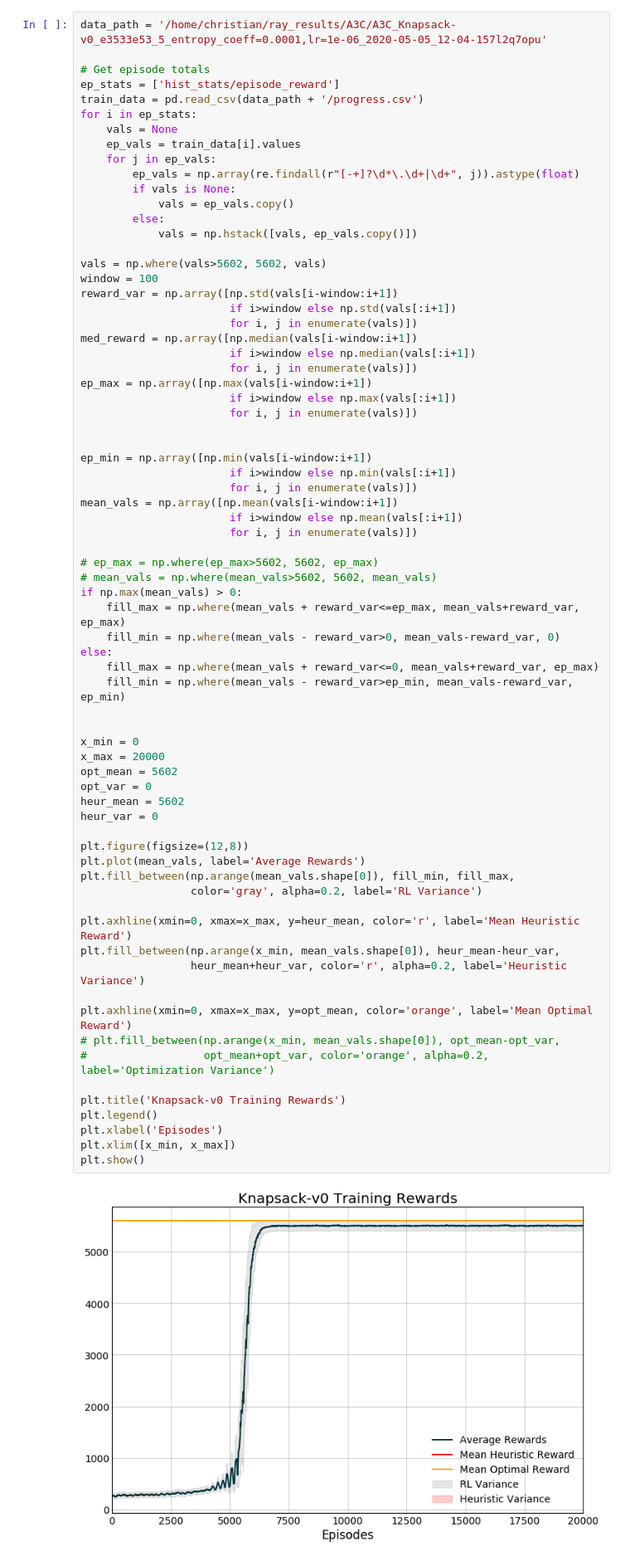
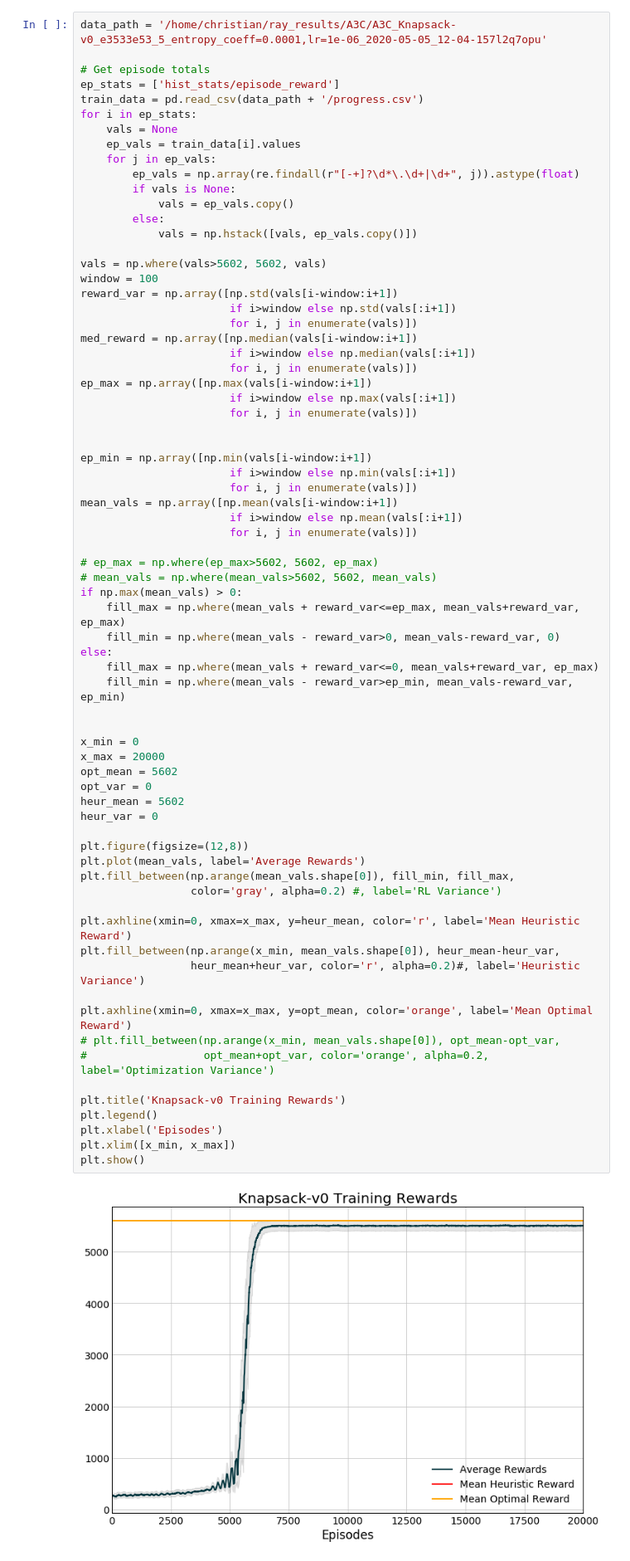
Before and after one commit to hubbs5/or-gym, a Jupyter notebook: notebooks/knapsack_plots.ipynb, the cells around one changed output. Shown: that part at 83% size. Saved outputs shown, nothing was run; the diff lists cells and outputs as text.

```diff
--- a/notebooks/knapsack_plots.ipynb
+++ b/notebooks/knapsack_plots.ipynb
@@ -52,36 +52,36 @@ if np.max(mean_vals) > 0:
     fill_min = np.where(mean_vals - reward_var>0, mean_vals-reward_var, 0)
 else:
     fill_max = np.where(mean_vals + reward_var<=0, mean_vals+reward_var, ep_max)
     fill_min = np.where(mean_vals - reward_var>ep_min, mean_vals-reward_var, ep_min)
 
 
 x_min = 0
 x_max = 20000
 opt_mean = 5602
 opt_var = 0
 heur_mean = 5602
 heur_var = 0
 
 plt.figure(figsize=(12,8))
 plt.plot(mean_vals, label='Average Rewards')
 plt.fill_between(np.arange(mean_vals.shape[0]), fill_min, fill_max,
-                 color='gray', alpha=0.2, label='RL Variance')
+                 color='gray', alpha=0.2) #, label='RL Variance')
 
 plt.axhline(xmin=0, xmax=x_max, y=heur_mean, color='r', label='Mean Heuristic Reward')
 plt.fill_between(np.arange(x_min, mean_vals.shape[0]), heur_mean-heur_var,
-                 heur_mean+heur_var, color='r', alpha=0.2, label='Heuristic Variance')
+                 heur_mean+heur_var, color='r', alpha=0.2)#, label='Heuristic Variance')
 
 plt.axhline(xmin=0, xmax=x_max, y=opt_mean, color='orange', label='Mean Optimal Reward')
 # plt.fill_between(np.arange(x_min, mean_vals.shape[0]), opt_mean-opt_var,
 #                  opt_mean+opt_var, color='orange', alpha=0.2, label='Optimization Variance')
 
 plt.title('Knapsack-v0 Training Rewards')
 plt.legend()
 plt.xlabel('Episodes')
 plt.xlim([x_min, x_max])
 plt.show()
 # %% [output]
-[figure, old version]
+[figure, new version]
 # %% [markdown]
 # Knapsack-v1
 # %%
```
Also changed, not shown: parts of 5 cells of this notebook, 1 other file.
